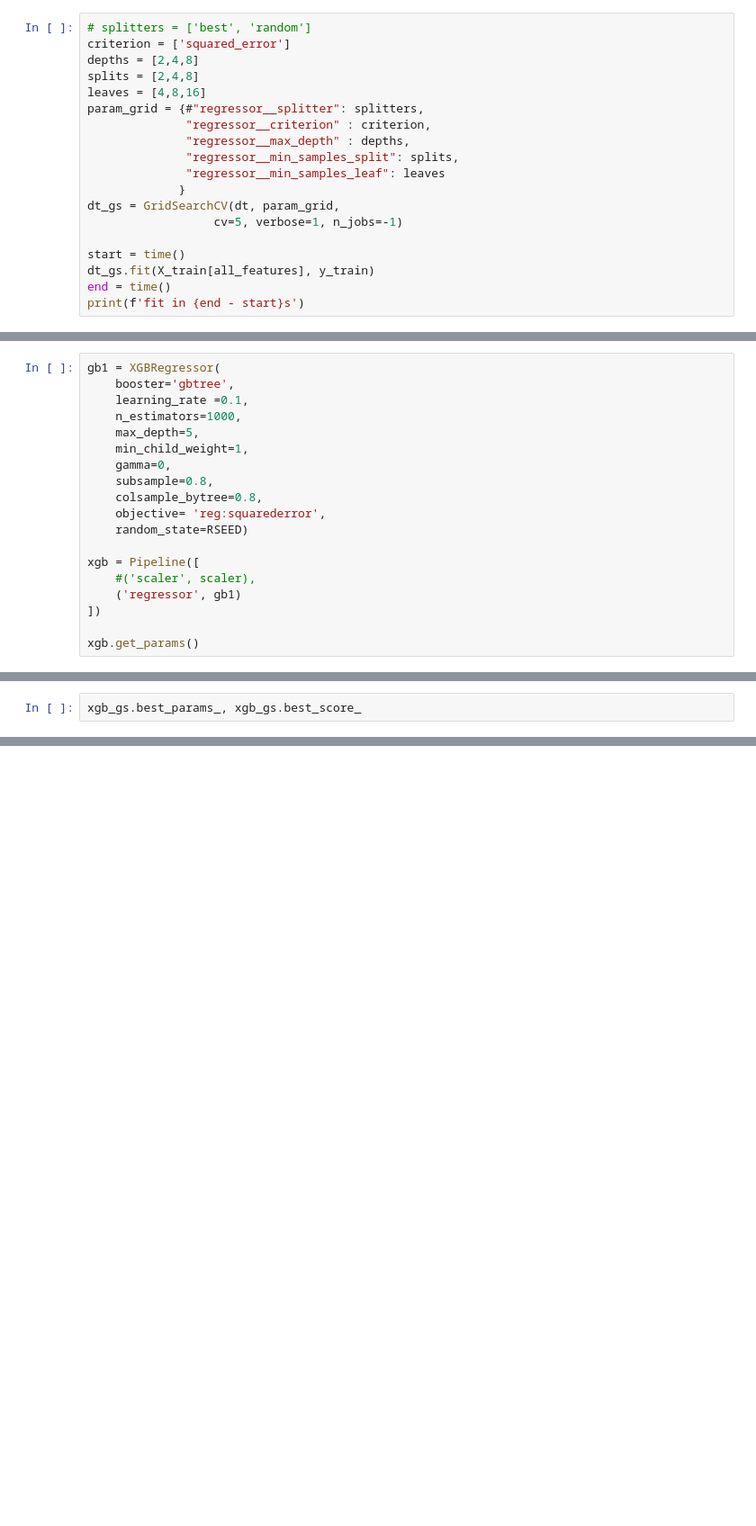
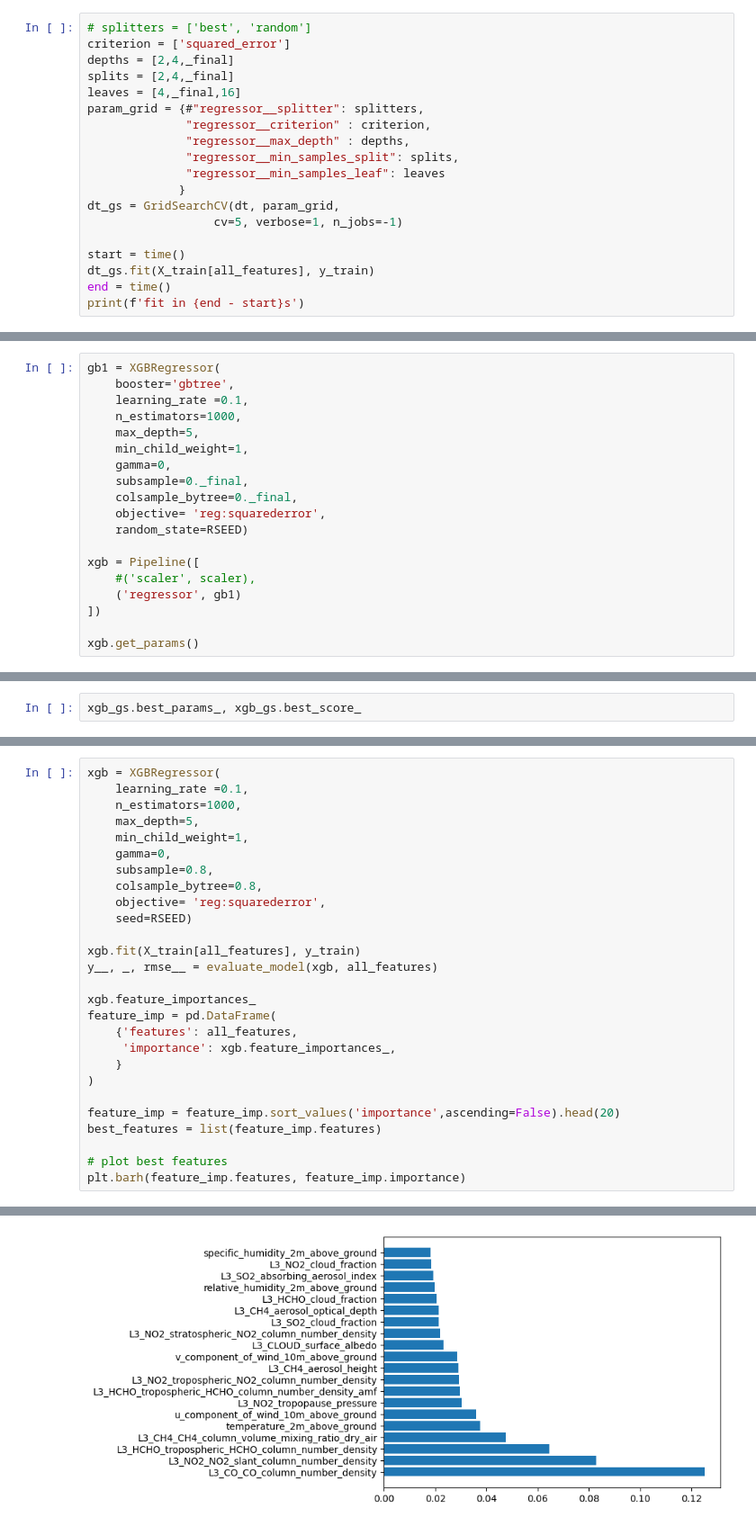
Before and after one commit to MarKaplanova/ds-ml-project, a Jupyter notebook: pollution_project.ipynb, the cells around one changed output, grey strips where cells are left out. Shown at 90% size. Saved outputs shown, nothing was run; the diff lists cells and outputs as text; blank space fills up the shorter version.

```diff
--- a/pollution_project.ipynb
+++ b/pollution_project.ipynb
@@ -473,9 +473,9 @@ y_pred_dt, _, rmse_dt = evaluate_model(dt, all_features)
 # %%
 # splitters = ['best', 'random']
 criterion = ['squared_error']
-depths = [2,4,8]
-splits = [2,4,8]
-leaves = [4,8,16]
+depths = [2,4,_final]
+splits = [2,4,_final]
+leaves = [4,_final,16]
 param_grid = {#"regressor__splitter": splitters,
               "regressor__criterion" : criterion,
               "regressor__max_depth" : depths,
@@ -506,8 +506,8 @@ gb1 = XGBRegressor(
     max_depth=5,
     min_child_weight=1,
     gamma=0,
-    subsample=0.8,
-    colsample_bytree=0.8,
+    subsample=0._final,
+    colsample_bytree=0._final,
     objective= 'reg:squarederror',
     random_state=RSEED)
 
@@ -553,0 +538,28 @@ how to improve a model:
+# %%
+xgb = XGBRegressor(
+    learning_rate =0.1,
+    n_estimators=1000,
+    max_depth=5,
+    min_child_weight=1,
+    gamma=0,
+    subsample=0.8,
+    colsample_bytree=0.8,
+    objective= 'reg:squarederror',
+    seed=RSEED)
+
+xgb.fit(X_train[all_features], y_train)
+y__, _, rmse__ = evaluate_model(xgb, all_features)
+
+xgb.feature_importances_
+feature_imp = pd.DataFrame(
+    {'features': all_features,
+     'importance': xgb.feature_importances_,
+    }
+)
+
+feature_imp = feature_imp.sort_values('importance',ascending=False).head(20)
+best_features = list(feature_imp.features)
+
+# plot best features
+plt.barh(feature_imp.features, feature_imp.importance)
+# %% [output]
@@ -553,0 +572 @@ how to improve a model:
+[figure, added]
```
Also changed, not shown: parts of 8 cells of this notebook, 2 other files.
